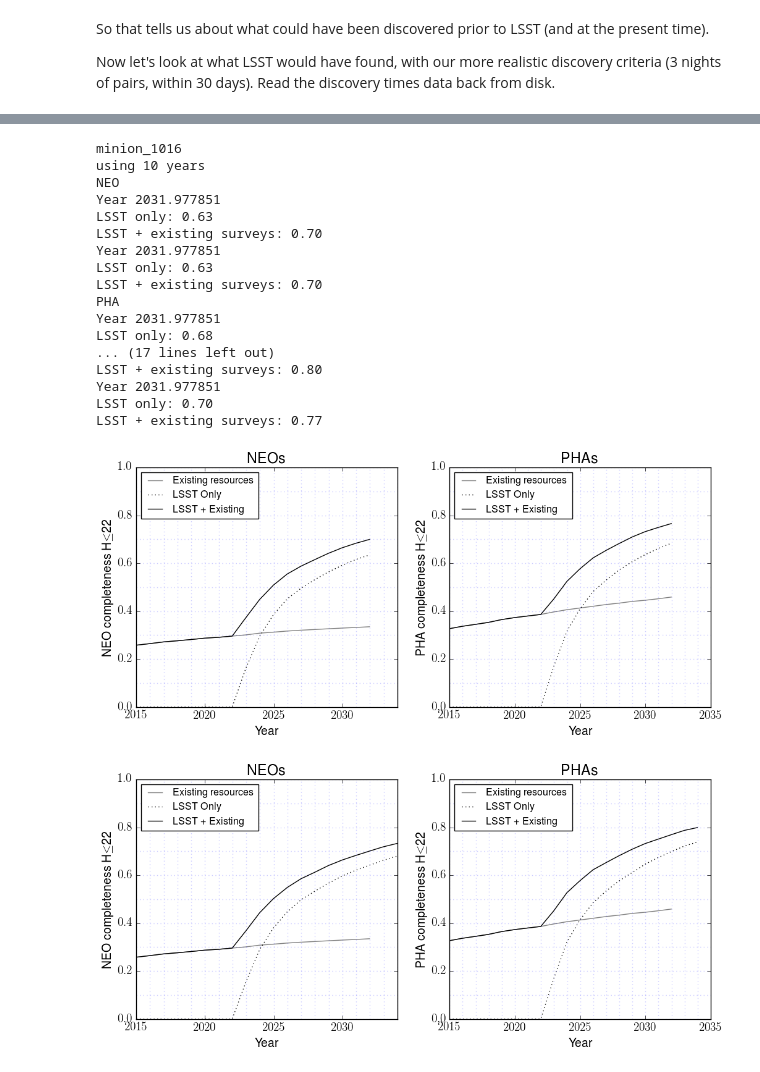
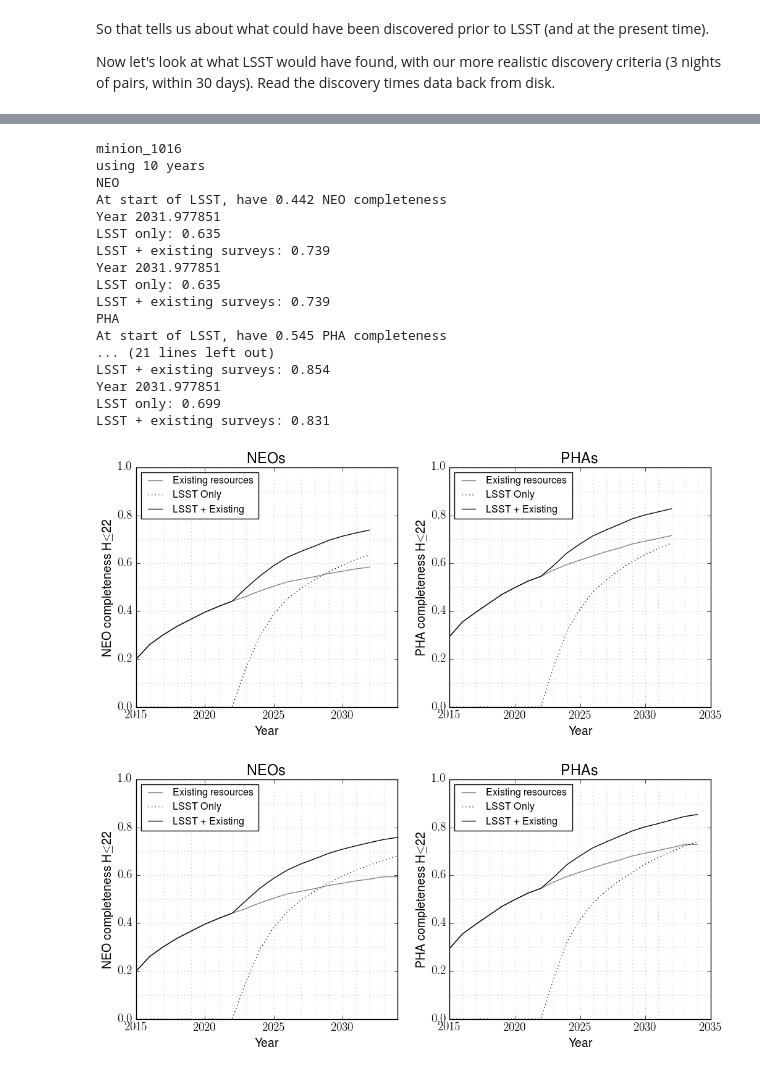
Before and after one commit to lsst-pst/neo_capabilities, a Jupyter notebook: Bright Objects Discovery Boost.ipynb, the cells around one changed output, grey strips where cells are left out. Cells and saved outputs as stored; diff of their text form; code cells hidden in the pictures.

```diff
--- a/Bright Objects Discovery Boost.ipynb
+++ b/Bright Objects Discovery Boost.ipynb
@@ -102,8 +102,8 @@ ephemFile['pha15'] = os.path.join(ddir, 'phas_2k_15.dat')  # PHA ephems from 200
 ephemFile['neo15'] = os.path.join(ddir, 'neos_15.dat')  # NEO ephems from 2000-2015
 ephemFile['pha22'] = os.path.join(ddir, 'phas_2k_22.dat')  # PHA ephems from 2000-2022
 ephemFile['neo22'] = os.path.join(ddir, 'neos_22.dat')  # NEO ephems from 2000-2022
-ephemFile['pha10'] = os.path.join(ddir, 'phas_2k_10.dat')  # PHA ephems from 2022-2032
-ephemFile['neo10'] = os.path.join(ddir, 'neos_10.dat')  # NEO ephems from 2022-2032
+ephemFile['pha12'] = os.path.join(ddir, 'phas_2k_12.dat')  # PHA ephems from 2022-2034
+ephemFile['neo12'] = os.path.join(ddir, 'neos_12.dat')  # NEO ephems from 2022-2034
 
 ephems = {}
 for t in ephemFile:
@@ -162,7 +162,7 @@ for t in slicerEphs:
     plotDict = {'nxbins': 200, 'nybins': 200,
                 'title': '%s: %s' % ("Previously known", t)}
 
-    metric = metrics.KnownObjectsMetric(vMagThresh=20.0)
+    metric = metrics.KnownObjectsMetric(vMagThresh1=20.0, vMagThresh2=22.0, tSwitch=57023)
     knownBundle[t] = mmb.MoMetricBundle(metric, slicerEphs[t], None,
                                         runName="Previously known", metadata=t,
                                         plotDict=plotDict, plotFuncs=plotFuncs)
@@ -247,7 +247,7 @@ Fraction of the PHA population @ h<=22 which never brighter than V=24 in 22 year
 # %%
 # Check equivalent LSST threshhold
 lsstthresh = 22.2
-comp = calcFrac(peakVBundle['neo10'].metricValues, Hrange, lsstthresh)
-print "At %f Vmag threshhold, find %f completeness for H<=22 during 10 years of LSST" % (lsstthresh, comp[Hidx][0])
+comp = calcFrac(peakVBundle['neo12'].metricValues, Hrange, lsstthresh)
+print "At %f Vmag threshhold, find %f completeness for H<=22 during 12 years of LSST" % (lsstthresh, comp[Hidx][0])
 print "This compares to 61% completeness calculated using full discovery metric in minion_1016."
 # %% [output]
@@ -289,8 +289,8 @@ for opsim in opsims:
 # %%
 # Just a plot to show why completeness so different for neos vs phas
 Hidx = np.where(Hrange == 22)[0]
-lpha = np.swapaxes(peakVBundle['pha10'].metricValues, 0, 1)[Hidx][0]
-lneo = np.swapaxes(peakVBundle['neo10'].metricValues, 0, 1)[Hidx][0]
+lpha = np.swapaxes(peakVBundle['pha12'].metricValues, 0, 1)[Hidx][0]
+lneo = np.swapaxes(peakVBundle['neo12'].metricValues, 0, 1)[Hidx][0]
 
 plt.figure(figsize=(8, 6))
 meanV = np.mean(lneo)
@@ -299,7 +299,7 @@ meanV = np.mean(lpha)
 n, b, p = plt.hist(lpha, bins=b, normed=True, color='r', alpha=0.5, label='PHA: mean %.2f' % meanV)
 plt.xlim(16, 27)
 plt.legend(loc='upper left', fontsize='smaller')
-plt.title('Peak V Mag @ H=22 over 10 year LSST observations')
+plt.title('Peak V Mag @ H=22 over 12 year LSST observations')
 plt.xlabel('Peak V Mag for H=22')
 plt.ylabel('Fraction of the population')
 plt.savefig('lsst_peakVmag.pdf')
@@ -349,9 +349,9 @@ for opsim in opsims:
         times = times10
 
     comp = {}
-    other = combineTimes(knownBundle['neo22'].metricValues, knownBundle['neo10'].metricValues)
+    other = combineTimes(knownBundle['neo22'].metricValues, knownBundle['neo12'].metricValues)
     comp['prev'] = compTime(knownBundle['neo22'].metricValues, Hrange, times)
-    comp['other'] = compTime(other, Hrange, times10)
+    comp['other'] = compTime(other, Hrange, times)
     comp['lsst'] = compTime(discTimes[opsim]['neo'].metricValues, Hrange, times)
     comp['both'] = compTime(combineTimes(other, discTimes[opsim]['neo'].metricValues), Hrange, times)
     Hidx = np.where(Hrange == 22)[0][0]
@@ -362,7 +362,7 @@ for opsim in opsims:
 
     plt.figure(figsize=(12, 5))
     plt.subplot(1,2,1)
-    plt.plot(yrs10, comp['other'].swapaxes(0,1)[Hidx], color='gray', label='Existing resources')
+    plt.plot(yrs, comp['other'].swapaxes(0,1)[Hidx], color='gray', label='Existing resources')
     plt.plot(yrs, comp['lsst'].swapaxes(0,1)[Hidx], color='black', linestyle=":", label='LSST Only')
     plt.plot(yrs, comp['both'].swapaxes(0,1)[Hidx], color='black', label='LSST + Existing')
     plt.legend(loc='upper left', fontsize='smaller')
@@ -377,66 +377,71 @@ for opsim in opsims:
     plt.title(r'NEOs')
 
     print 'NEO'
+    idx = np.where(abs(yrs-2022) == abs(yrs-2022).min())[0][0]
+    print 'At start of LSST, have %.3f NEO completeness' %(comp['prev'][idx][Hidx])
     print 'Year %f' %yrs[-1]
-    print 'LSST only: %.2f' % (comp['lsst'][-1][Hidx])
-    print 'LSST + existing surveys: %.2f' % (comp['both'][-1][Hidx])
+    print 'LSST only: %.3f' % (comp['lsst'][-1][Hidx])
+    print 'LSST + existing surveys: %.3f' % (comp['both'][-1][Hidx])
 
     idx = np.where(abs(yrs-2032) == abs(yrs-2032).min())[0][0]
     print 'Year %f' %yrs[idx]
-    print 'LSST only: %.2f' % (comp['lsst'][idx][Hidx])
-    print 'LSST + existing surveys: %.2f' % (comp['both'][idx][Hidx])
+    print 'LSST only: %.3f' % (comp['lsst'][idx][Hidx])
+    print 'LSST + existing surveys: %.3f' % (comp['both'][idx][Hidx])
 
 
     comp = {}
-    other = combineTimes(knownBundle['pha22'].metricValues, knownBundle['pha10'].metricValues)
+    other = combineTimes(knownBundle['pha22'].metricValues, knownBundle['pha12'].metricValues)
     comp['prev'] = compTime(knownBundle['pha22'].metricValues, Hrange, times)
-    comp['other'] = compTime(other, Hrange, times10)
+    comp['other'] = compTime(other, Hrange, times)
     comp['lsst'] = compTime(discTimes[opsim]['pha'].metricValues, Hrange, times)
     comp['both'] = compTime(combineTimes(other, discTimes[opsim]['pha'].metricValues), Hrange, times)
     Hidx = np.where(Hrange == 22)[0][0]
     yrs = (times - 57023)/365.25 + 2015
     plt.subplot(1,2,2)
-    plt.plot(yrs10, comp['other'].swapaxes(0,1)[Hidx], color='gray', label='Existing resources')
+    plt.plot(yrs, comp['other'].swapaxes(0,1)[Hidx], color='gray', label='Existing resources')
     plt.plot(yrs, comp['lsst'].swapaxes(0,1)[Hidx], color='black', linestyle=':', label='LSST Only')
     plt.plot(yrs, comp['both'].swapaxes(0,1)[Hidx], color='black', label='LSST + Existing')
     plt.legend(loc='upper left', fontsize='smaller')
     plt.xlim(2015, 2035)
     for y in (np.arange(2015, 2035, 1)):
         plt.axvline(y, alpha=0.2, linestyle=':')
     for i in (np.arange(0, 1.1, 0.1)):
         plt.axhline(i, alpha=0.2, linestyle=':')
     plt.ylim(0, 1)
     plt.xlabel('Year')
     plt.ylabel('PHA completeness H$\leq$22')
     plt.title('PHAs')
     plt.savefig(os.path.join(outDir, opsim + '_completeness.pdf'))
 
     print 'PHA'
+    idx = np.where(abs(yrs-2022) == abs(yrs-2022).min())[0][0]
+    print 'At start of LSST, have %.3f PHA completeness' %(comp['prev'][idx][Hidx])
+
     print 'Year %f' %yrs[-1]
-    print 'LSST only: %.2f' % (comp['lsst'][-1][Hidx])
-    print 'LSST + existing surveys: %.2f' % (comp['both'][-1][Hidx])
+    print 'LSST only: %.3f' % (comp['lsst'][-1][Hidx])
+    print 'LSST + existing surveys: %.3f' % (comp['both'][-1][Hidx])
 
     idx = np.where(abs(yrs-2032) == abs(yrs-2032).min())[0][0]
     print 'Year %f' %yrs[idx]
-    print 'LSST only: %.2f' % (comp['lsst'][idx][Hidx])
-    print 'LSST + existing surveys: %.2f' % (comp['both'][idx][Hidx])
+    print 'LSST only: %.3f' % (comp['lsst'][idx][Hidx])
+    print 'LSST + existing surveys: %.3f' % (comp['both'][idx][Hidx])
 # %% [output]
 minion_1016
 using 10 years
 NEO
+At start of LSST, have 0.442 NEO completeness
 Year 2031.977851
-LSST only: 0.63
-LSST + existing surveys: 0.70
+LSST only: 0.635
+LSST + existing surveys: 0.739
 Year 2031.977851
-LSST only: 0.63
-LSST + existing surveys: 0.70
+LSST only: 0.635
+LSST + existing surveys: 0.739
 PHA
+At start of LSST, have 0.545 PHA completeness
+... (21 lines left out)
+LSST + existing surveys: 0.854
 Year 2031.977851
-LSST only: 0.68
-... (17 lines left out)
-LSST + existing surveys: 0.80
-Year 2031.977851
-LSST only: 0.70
-LSST + existing surveys: 0.77
+LSST only: 0.699
+LSST + existing surveys: 0.831
-[figure, old version]
+[figure, new version]
-[figure, old version]
+[figure, new version]
```
Also changed, not shown: parts of 7 cells of this notebook.
